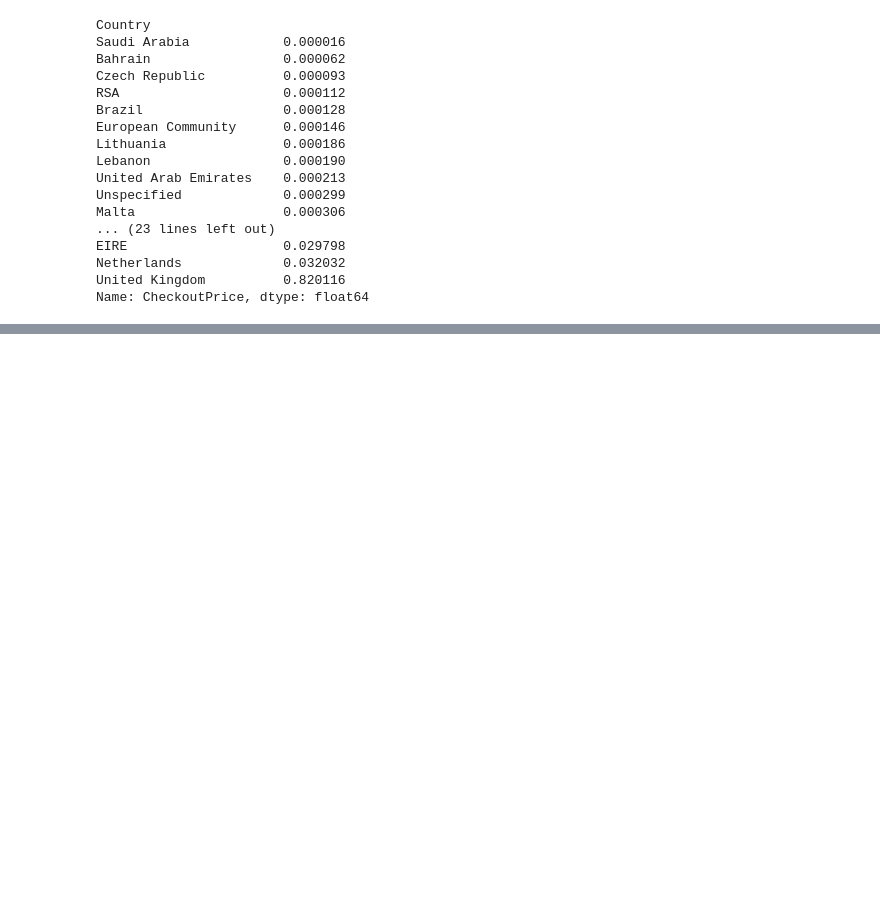
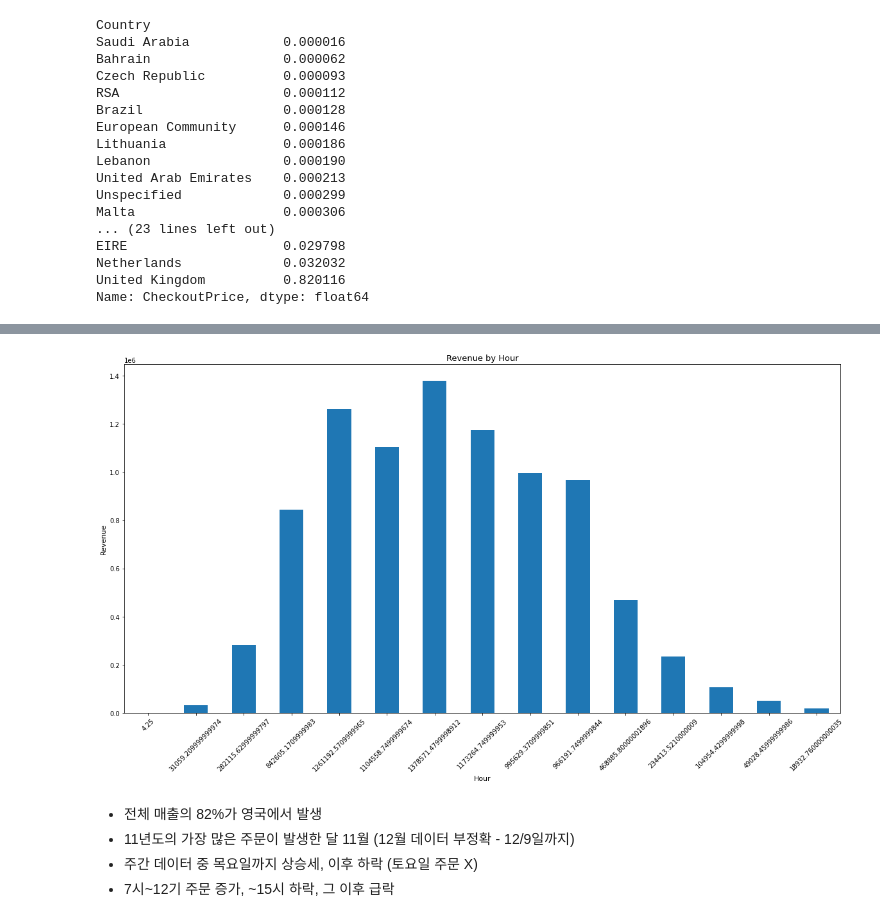
Before and after one commit to Mactto/Online-Retail-Ordered-DataAnalysis, a Jupyter notebook: Online-Retail-Ordered-Data.ipynb, the cells around one changed output, grey strips where cells are left out. Cells and saved outputs as stored; diff of their text form; code cells hidden in the pictures; blank space fills up the shorter version.

```diff
--- a/Online-Retail-Ordered-Data.ipynb
+++ b/Online-Retail-Ordered-Data.ipynb
@@ -201,0 +221,11 @@ Name: CheckoutPrice, dtype: float64
+# %%
+# 시간별 매출
+rev_by_hour = retail.set_index('InvoiceDate').groupby(lambda date:date.hour).sum()['CheckoutPrice']
+plot_bar(rev_by_hour, 'Hour', 'Revenue', 'Revenue by Hour')
+# %% [output]
+[figure, added]
+# %% [markdown]
+* 전체 매출의 82%가 영국에서 발생
+* 11년도의 가장 많은 주문이 발생한 달 11월 (12월 데이터 부정확 - 12/9일까지)
+* 주간 데이터 중 목요일까지 상승세, 이후 하락 (토요일 주문 X)
+* 7시~12기 주문 증가, ~15시 하락, 그 이후 급락
```
Also changed, not shown: parts of 5 cells of this notebook.
